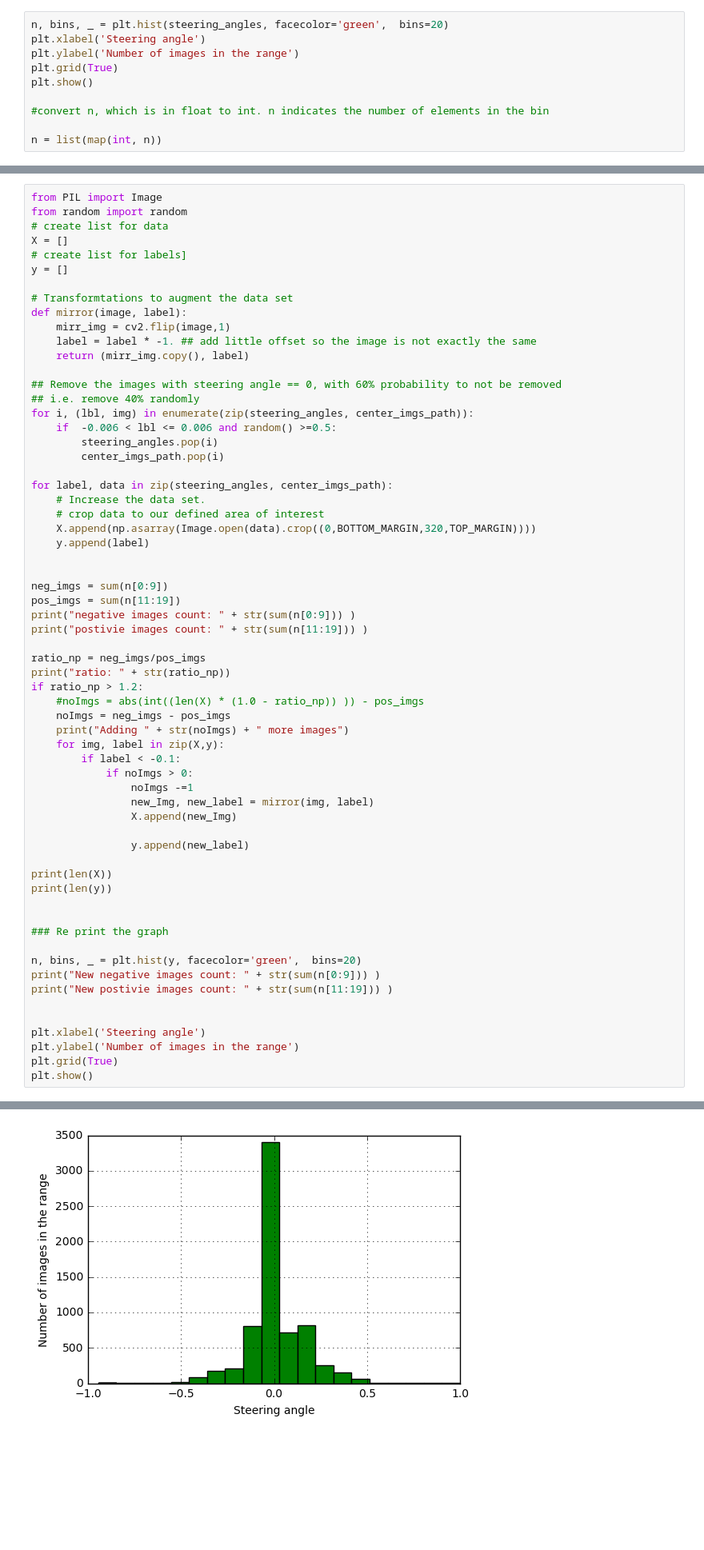
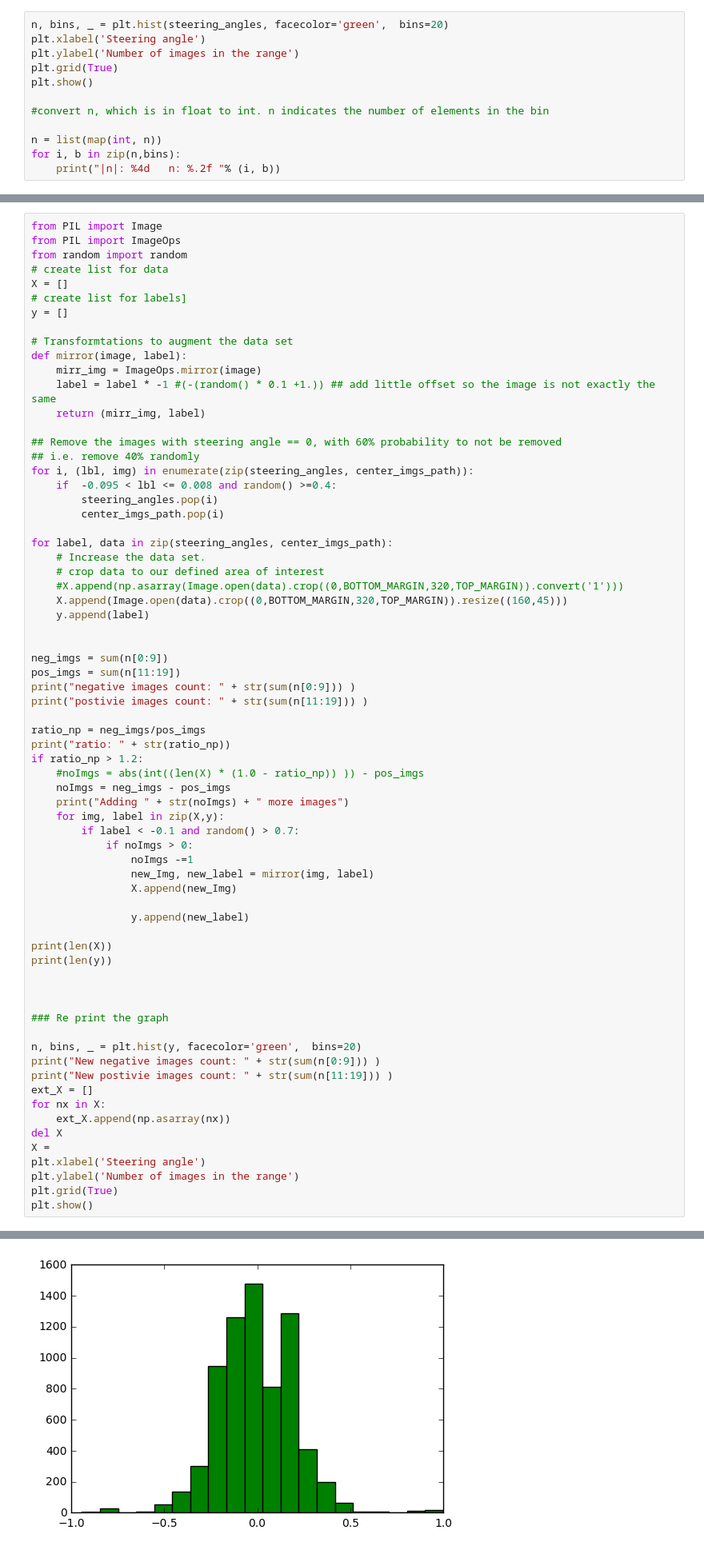
Before and after one commit to yhoazk/CarND-Behavioral-Cloning-P3, a Jupyter notebook: ExploreAndPreprocessData.ipynb, the cells around one changed output, grey strips where cells are left out. Shown at 80% size. Drawn from its saved outputs; the diff is of its cells as text; blank space fills up the shorter version.

```diff
--- a/ExploreAndPreprocessData.ipynb
+++ b/ExploreAndPreprocessData.ipynb
@@ -122,4 +125,6 @@ plt.show()
 #convert n, which is in float to int. n indicates the number of elements in the bin
 
 n = list(map(int, n))
+for i, b in zip(n,bins):
+    print("|n|: %4d   n: %.2f "% (i, b))
 # %% [output]
@@ -129,6 +154,7 @@ As described int the image is clear that our data is skewed by straigth driving
 and also with data augmentation.
 # %%
 from PIL import Image
+from PIL import ImageOps
 from random import random
 # create list for data
 X = []
@@ -137,21 +163,22 @@ y = []
 
 # Transformtations to augment the data set
 def mirror(image, label):
-    mirr_img = cv2.flip(image,1)
-    label = label * -1. ## add little offset so the image is not exactly the same
-    return (mirr_img.copy(), label)
+    mirr_img = ImageOps.mirror(image)
+    label = label * -1 #(-(random() * 0.1 +1.)) ## add little offset so the image is not exactly the same
+    return (mirr_img, label)
 
 ## Remove the images with steering angle == 0, with 60% probability to not be removed
 ## i.e. remove 40% randomly
 for i, (lbl, img) in enumerate(zip(steering_angles, center_imgs_path)):
-    if  -0.006 < lbl <= 0.006 and random() >=0.5:
+    if  -0.095 < lbl <= 0.008 and random() >=0.4:
         steering_angles.pop(i)
         center_imgs_path.pop(i)
 
 for label, data in zip(steering_angles, center_imgs_path):
     # Increase the data set.
     # crop data to our defined area of interest
-    X.append(np.asarray(Image.open(data).crop((0,BOTTOM_MARGIN,320,TOP_MARGIN))))
+    #X.append(np.asarray(Image.open(data).crop((0,BOTTOM_MARGIN,320,TOP_MARGIN)).convert('1')))
+    X.append(Image.open(data).crop((0,BOTTOM_MARGIN,320,TOP_MARGIN)).resize((160,45)))
     y.append(label)
 
 
@@ -167,7 +194,7 @@ if ratio_np > 1.2:
     noImgs = neg_imgs - pos_imgs
     print("Adding " + str(noImgs) + " more images")
     for img, label in zip(X,y):
-        if label < -0.1:
+        if label < -0.1 and random() > 0.7:
             if noImgs > 0:
                 noImgs -=1
                 new_Img, new_label = mirror(img, label)
@@ -179,13 +206,17 @@ print(len(X))
 print(len(y))
 
 
+
 ### Re print the graph
 
 n, bins, _ = plt.hist(y, facecolor='green',  bins=20)
 print("New negative images count: " + str(sum(n[0:9])) )
 print("New postivie images count: " + str(sum(n[11:19])) )
-
-
+ext_X = []
+for nx in X:
+    ext_X.append(np.asarray(nx))
+del X
+X =
 plt.xlabel('Steering angle')
 plt.ylabel('Number of images in the range')
 plt.grid(True)
@@ -202,2 +234,2 @@ New postivie images count: 1295.0
-[figure, old version]
+[figure, new version]
 # %%
```
Also changed, not shown: parts of 12 cells of this notebook, 1 other file.
